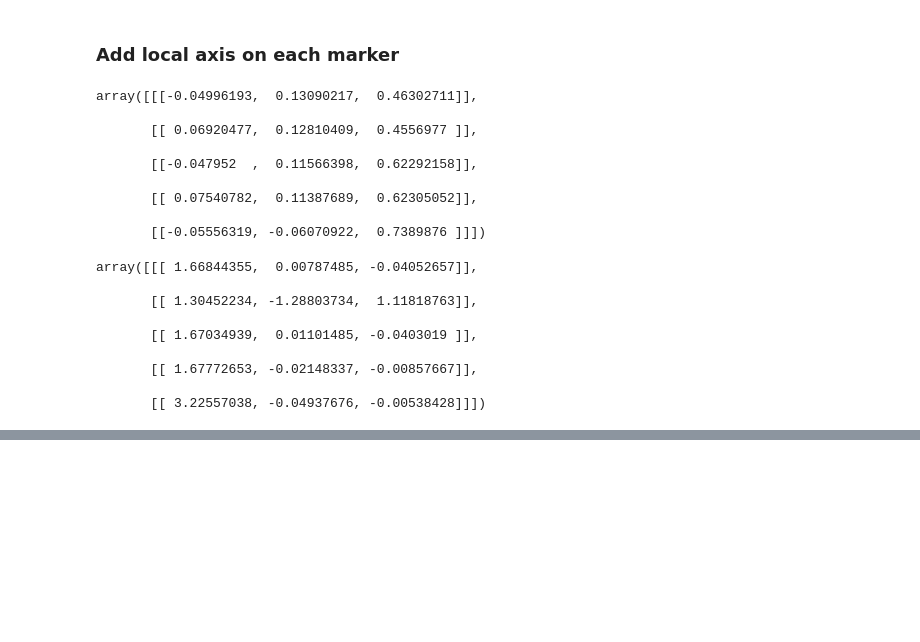
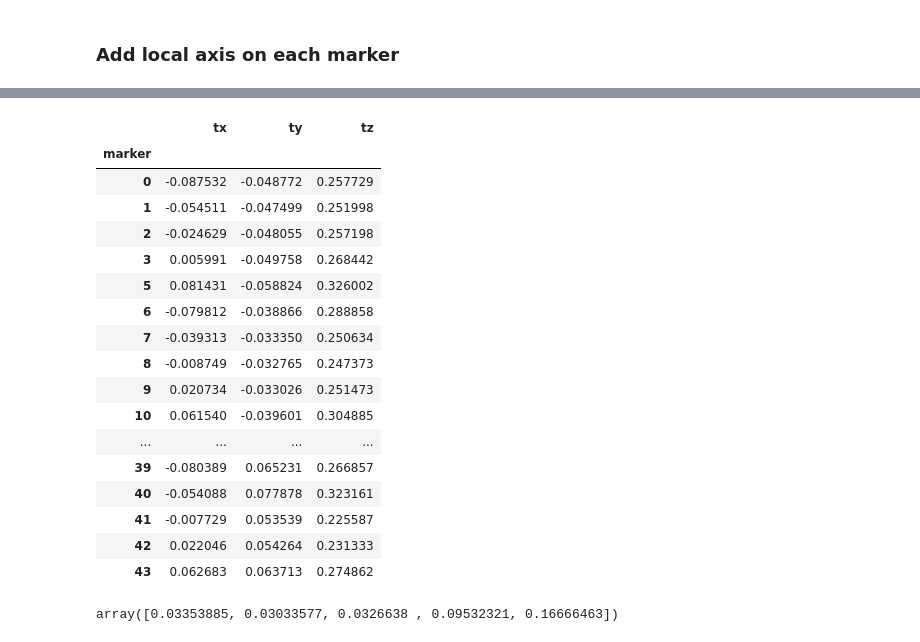
Before and after one commit to lcharleux/mecaruco, a Jupyter notebook: doc/notebooks/aruco_calibration.ipynb, the cells around one changed output, grey strips where cells are left out. Saved outputs shown, nothing was run; the diff lists cells and outputs as text; code cells hidden in the pictures; blank space fills up the shorter version.

Commit message:
sub pixel calibration
Former-commit-id: 66b632630cef38f5b3da372bfc3c7c533ea79fd0

```diff
--- a/doc/notebooks/aruco_calibration.ipynb
+++ b/doc/notebooks/aruco_calibration.ipynb
@@ -140,8 +150,6 @@ def calibrate_camera(allCorners,allIds,imsize):
 
     return ret, camera_matrix, distortion_coefficients0, rotation_vectors, translation_vectors
 # %%
-%%time
-ret, mtx, dist, rvecs, tvecs = calibrate_camera(allCorners,allIds,imsize)
-ret
+%time ret, mtx, dist, rvecs, tvecs = calibrate_camera(allCorners,allIds,imsize)
 # %% [output]
 CAMERA CALIBRATION
@@ -192,9 +204,11 @@ plt.show()
 # %% [markdown]
 ## 3 . Use of camera calibration to estimate 3D translation and rotation of each marker on a scene
 # %%
-frame = cv2.imread(workdir + "Bureau4.jpg")
+
+frame = cv2.imread("data/VID_20180314_141424_335.png")
+#frame = cv2.undistort(src = frame, cameraMatrix = mtx, distCoeffs = dist)
 plt.figure()
-plt.imshow(frame)
+plt.imshow(frame, interpolation = "nearest")
 plt.show()
 # %% [output]
 [interactive output not drawn]
@@ -202,11 +216,18 @@ plt.show()
 # %% [markdown]
 ## Post processing
 # %%
-%%time
 
 gray = cv2.cvtColor(frame, cv2.COLOR_BGR2GRAY)
 aruco_dict = aruco.Dictionary_get(aruco.DICT_6X6_250)
 parameters =  aruco.DetectorParameters_create()
-corners, ids, rejectedImgPoints = aruco.detectMarkers(gray, aruco_dict, parameters=parameters)
+corners, ids, rejectedImgPoints = aruco.detectMarkers(gray, aruco_dict,
+                                                      parameters=parameters)
+# SUB PIXEL DETECTION
+criteria = (cv2.TERM_CRITERIA_EPS + cv2.TERM_CRITERIA_MAX_ITER, 100, 0.0001)
+for corner in corners:
+    cv2.cornerSubPix(gray, corner, winSize = (20,20), zeroZone = (-1,-1), criteria = criteria)
+
 frame_markers = aruco.drawDetectedMarkers(frame.copy(), corners, ids)
+
+corners
 # %% [output]
@@ -229,30 +263,6 @@ No handles with labels found to put in legend.
 # %% [markdown]
 ### Add local axis on each marker
 # %%
-size_of_marker =  0.045 # side lenght of the marker in meter
-rvecs,tvecs, trash = aruco.estimatePoseSingleMarkers(corners, size_of_marker , mtx, dist)
+size_of_marker =  0.015 # side lenght of the marker in meter
+rvecs,tvecs = aruco.estimatePoseSingleMarkers(corners, size_of_marker , mtx, dist)
-# %%
-tvecs
-# %% [output]
-array([[[-0.04996193,  0.13090217,  0.46302711]],
-
-       [[ 0.06920477,  0.12810409,  0.4556977 ]],
-
-       [[-0.047952  ,  0.11566398,  0.62292158]],
-
-       [[ 0.07540782,  0.11387689,  0.62305052]],
-
-       [[-0.05556319, -0.06070922,  0.7389876 ]]])
-# %%
-rvecs
-# %% [output]
-array([[[ 1.66844355,  0.00787485, -0.04052657]],
-
-       [[ 1.30452234, -1.28803734,  1.11818763]],
-
-       [[ 1.67034939,  0.01101485, -0.0403019 ]],
-
-       [[ 1.67772653, -0.02148337, -0.00857667]],
-
-       [[ 3.22557038, -0.04937676, -0.00538428]]])
 # %%
@@ -267,3 +277,33 @@ plt.show()
 # %% [output]
 [interactive output not drawn]
 [interactive output not drawn]
+# %%
+data = pd.DataFrame(data = tvecs.reshape(len(tvecs),3), columns = ["tx", "ty", "tz"],
+                    index = ids.flatten())
+data.index.name = "marker"
+data.sort_index(inplace= True)
+data
+# %% [output]
+|  | tx | ty | tz |
+| marker |  |  |  |
+| 0 | -0.087532 | -0.048772 | 0.257729 |
+| 1 | -0.054511 | -0.047499 | 0.251998 |
+| 2 | -0.024629 | -0.048055 | 0.257198 |
+| 3 | 0.005991 | -0.049758 | 0.268442 |
+| 5 | 0.081431 | -0.058824 | 0.326002 |
+| 6 | -0.079812 | -0.038866 | 0.288858 |
+| 7 | -0.039313 | -0.033350 | 0.250634 |
+| 8 | -0.008749 | -0.032765 | 0.247373 |
+| 9 | 0.020734 | -0.033026 | 0.251473 |
+| 10 | 0.061540 | -0.039601 | 0.304885 |
+| ... | ... | ... | ... |
+| 39 | -0.080389 | 0.065231 | 0.266857 |
+| 40 | -0.054088 | 0.077878 | 0.323161 |
+| 41 | -0.007729 | 0.053539 | 0.225587 |
+| 42 | 0.022046 | 0.054264 | 0.231333 |
+| 43 | 0.062683 | 0.063713 | 0.274862 |
+# %%
+v = data.loc[:6].values
+((v[1:] - v[:-1])**2).sum(axis = 1)**.5
+# %% [output]
+array([0.03353885, 0.03033577, 0.0326638 , 0.09532321, 0.16666463])
```
Also changed, not shown: parts of 23 cells of this notebook, 8 other files.
